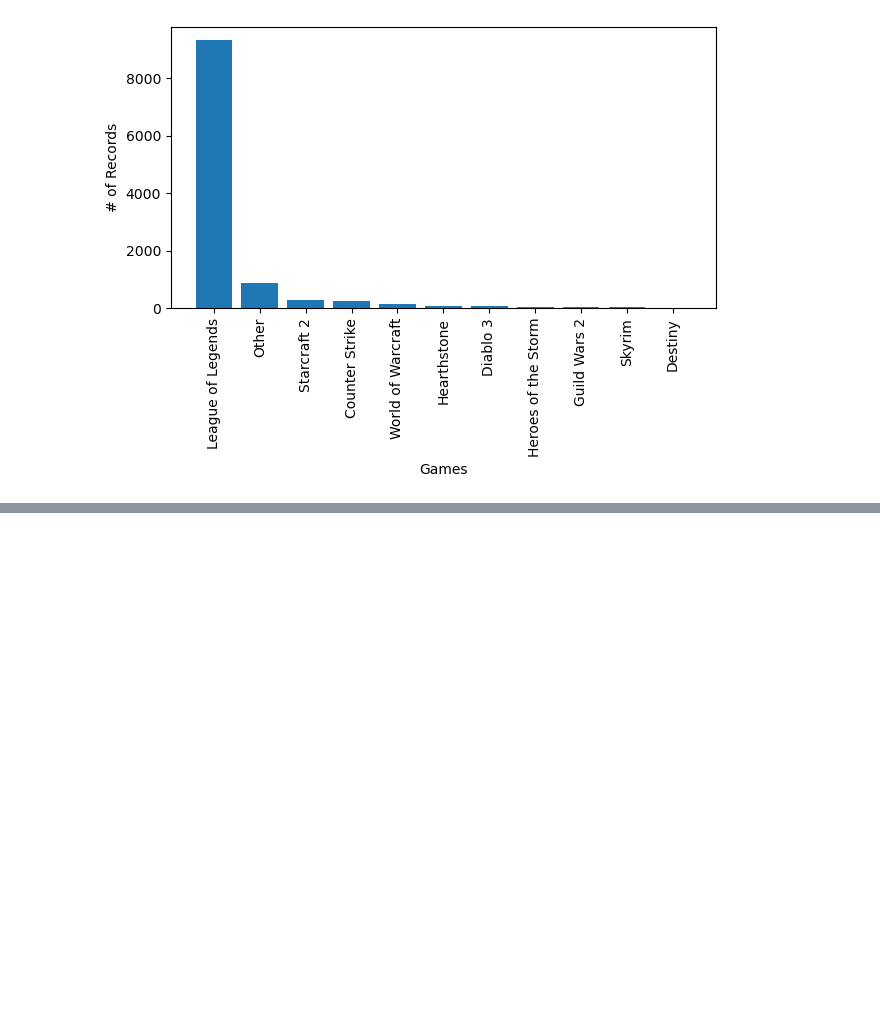
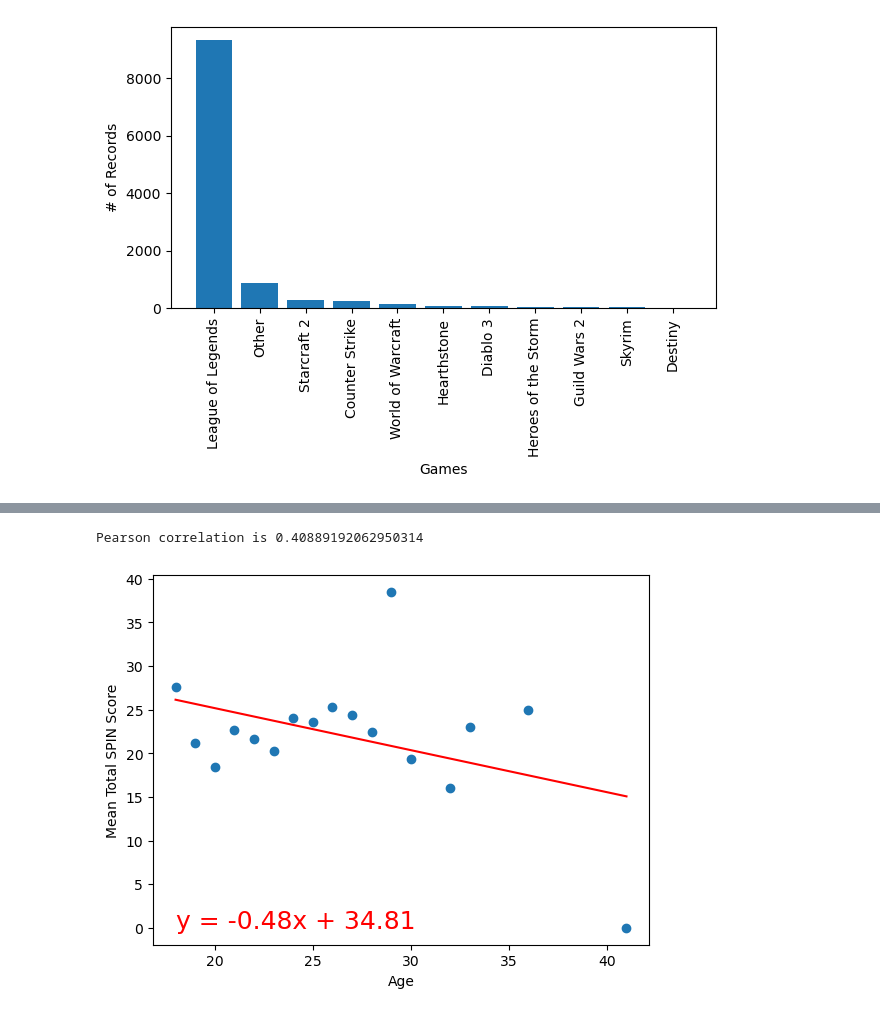
Before and after one commit to ComfyKoala/Project_1_Group_1, a Jupyter notebook: nikkos_analysis/nikkos_analysis.ipynb, the cells around one changed output, grey strips where cells are left out. Saved outputs shown, nothing was run; the diff lists cells and outputs as text; code cells hidden in the pictures; blank space fills up the shorter version.

```diff
--- a/nikkos_analysis/nikkos_analysis.ipynb
+++ b/nikkos_analysis/nikkos_analysis.ipynb
@@ -104,0 +196,6 @@ plt.bar(league_data['Age'],league_data['SWL Total'])
+# %%
+spin_regression = plot_linregress(agg_swl_rpg.index, agg_swl_rpg['SPIN Total']['mean'],'Age', 'Mean Total SPIN Score')
+print(f'Pearson correlation is {spin_regression}')
+# %% [output]
+Pearson correlation is 0.40889192062950314
+[figure, added]
```
Also changed, not shown: parts of 13 cells of this notebook.
